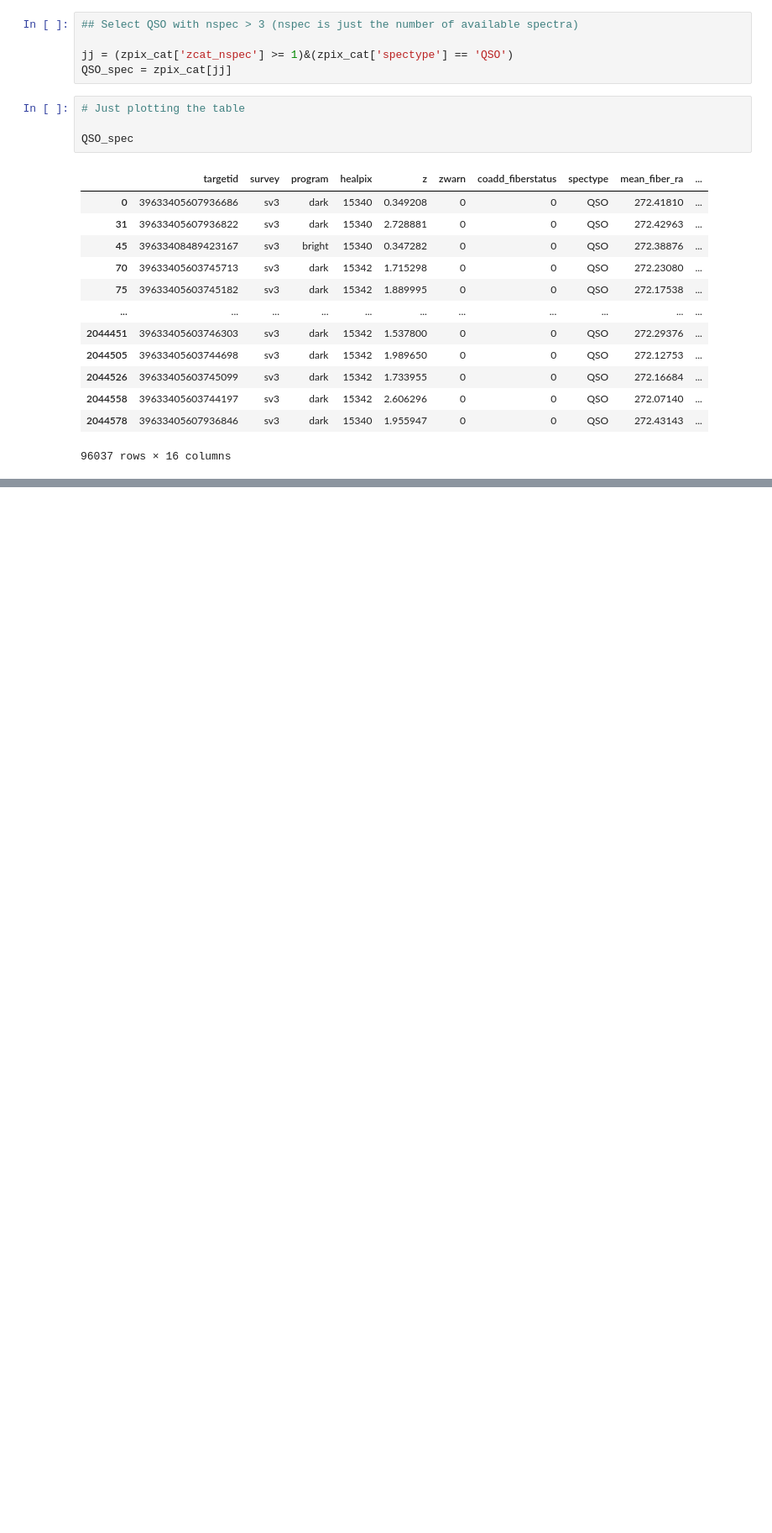
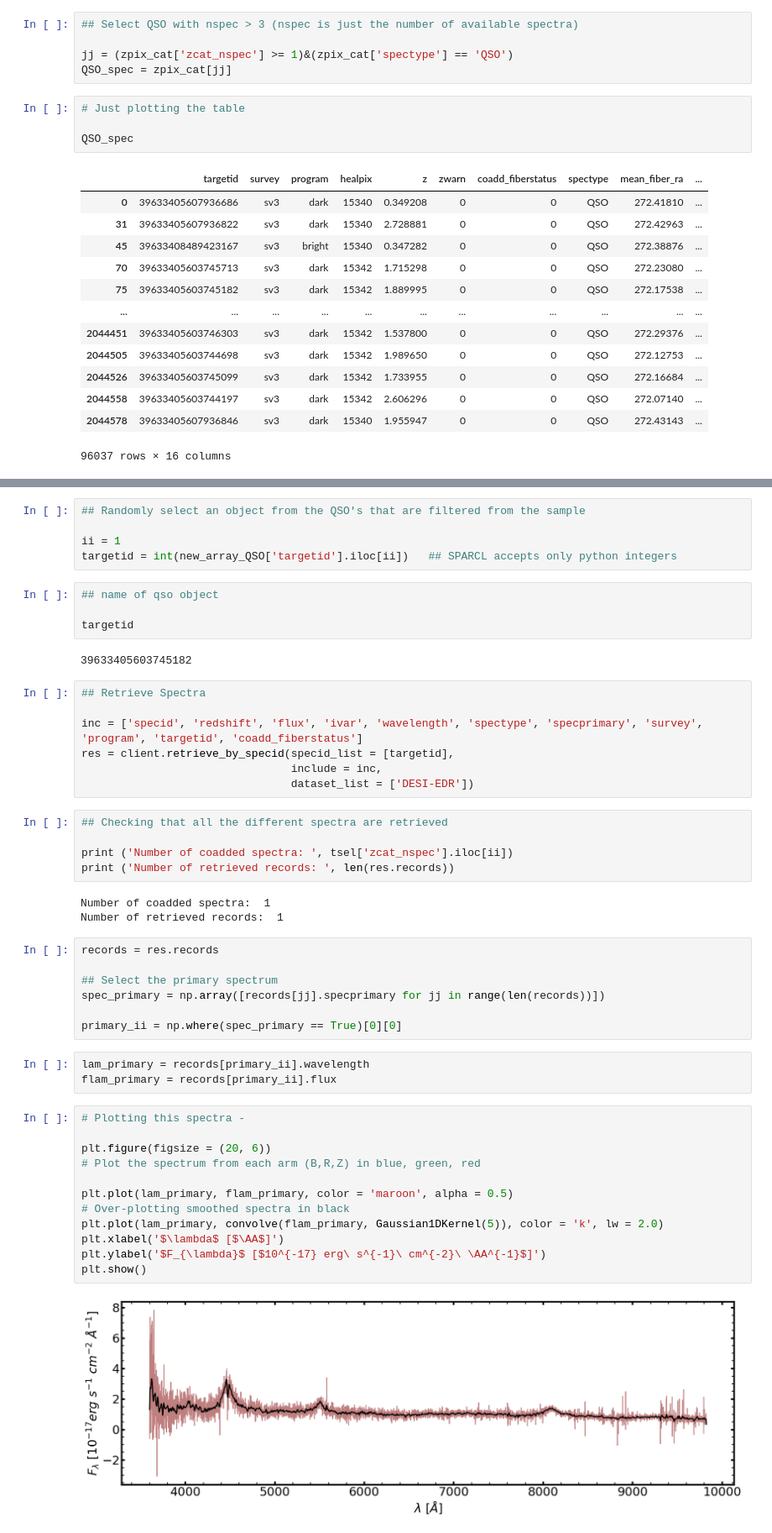
Before and after one commit to emcarthur123/QSL-ML, a Jupyter notebook: DESI_edr.ipynb, the cells around one changed output, grey strips where cells are left out. Shown at 84% size. Saved outputs shown, nothing was run; the diff lists cells and outputs as text; blank space fills up the shorter version.

Commit message:
Added a few cells verifying that that the QSO that we filtered out from the ELG sample was actually a QSO by plotting its spectrum and showing what it looks like in DESI's LEgacy viewer.

```diff
--- a/DESI_edr.ipynb
+++ b/DESI_edr.ipynb
@@ -389,0 +395,50 @@ QSO_spec
+# %%
+## Randomly select an object from the QSO's that are filtered from the sample
+
+ii = 1
+targetid = int(new_array_QSO['targetid'].iloc[ii])   ## SPARCL accepts only python integers
+# %%
+## name of qso object
+
+targetid
+# %% [output]
+39633405603745182
+# %%
+## Retrieve Spectra
+
+inc = ['specid', 'redshift', 'flux', 'ivar', 'wavelength', 'spectype', 'specprimary', 'survey', 'program', 'targetid', 'coadd_fiberstatus']
+res = client.retrieve_by_specid(specid_list = [targetid],
+                                include = inc,
+                                dataset_list = ['DESI-EDR'])
+# %%
+## Checking that all the different spectra are retrieved
+
+print ('Number of coadded spectra: ', tsel['zcat_nspec'].iloc[ii])
+print ('Number of retrieved records: ', len(res.records))
+# %% [output]
+Number of coadded spectra:  1
+Number of retrieved records:  1
+# %%
+records = res.records
+
+## Select the primary spectrum
+spec_primary = np.array([records[jj].specprimary for jj in range(len(records))])
+
+primary_ii = np.where(spec_primary == True)[0][0]
+# %%
+lam_primary = records[primary_ii].wavelength
+flam_primary = records[primary_ii].flux
+# %%
+# Plotting this spectra -
+
+plt.figure(figsize = (20, 6))
+# Plot the spectrum from each arm (B,R,Z) in blue, green, red
+
+plt.plot(lam_primary, flam_primary, color = 'maroon', alpha = 0.5)
+# Over-plotting smoothed spectra in black
+plt.plot(lam_primary, convolve(flam_primary, Gaussian1DKernel(5)), color = 'k', lw = 2.0)
+plt.xlabel('$\lambda$ [$\AA$]')
+plt.ylabel('$F_{\lambda}$ [$10^{-17} erg\ s^{-1}\ cm^{-2}\ \AA^{-1}$]')
+plt.show()
+# %% [output]
+[figure, added]
```
Also changed, not shown: parts of 5 cells of this notebook, 1 other file.
